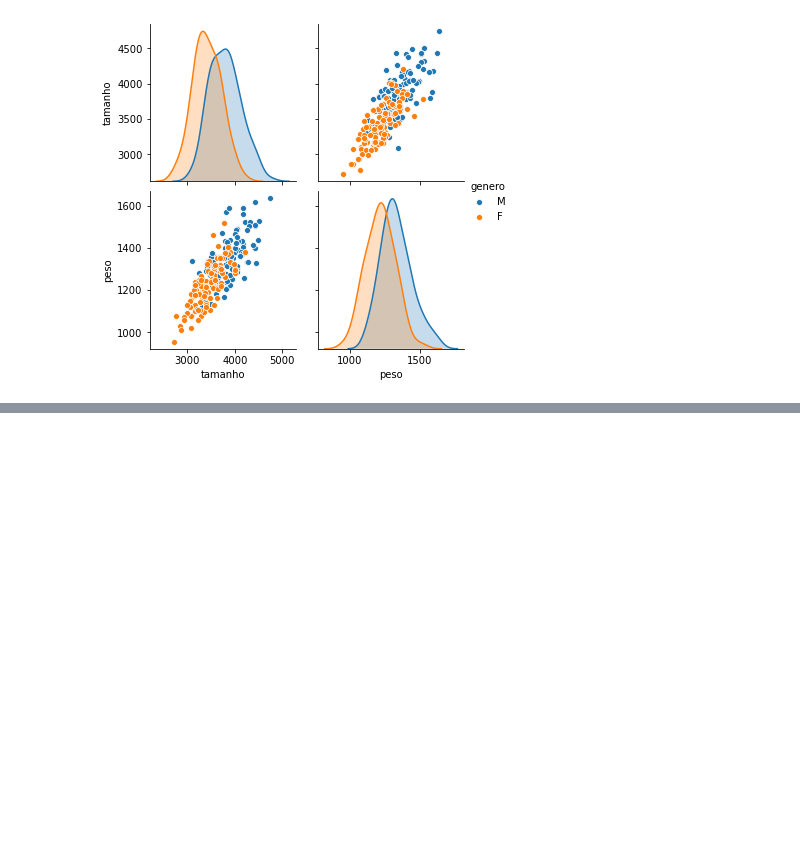
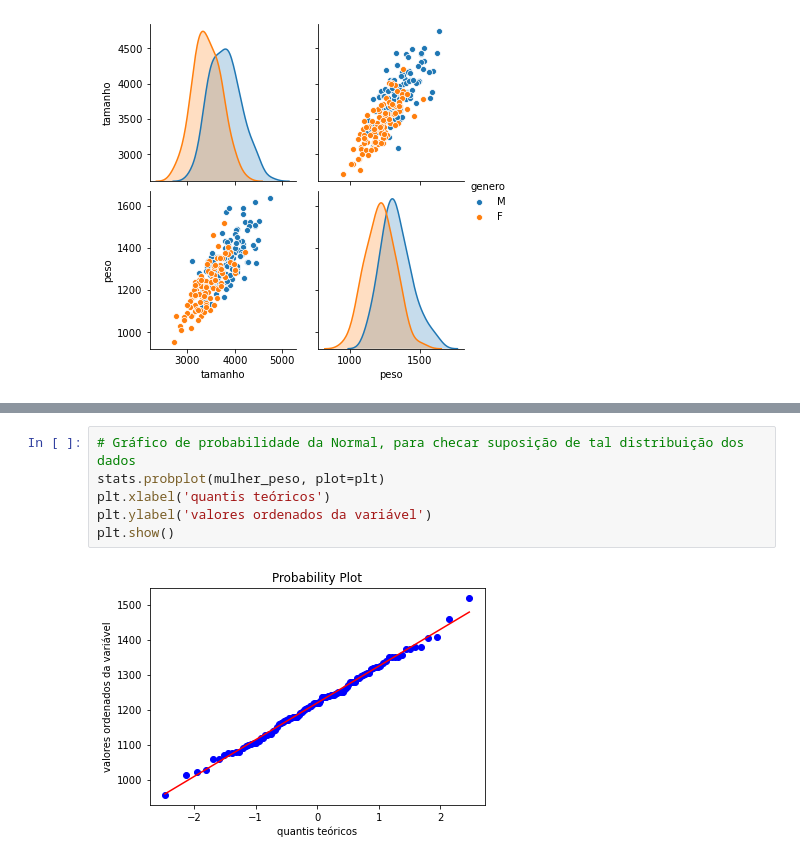
Before and after one commit to guilourenzo/mba-usp, a Jupyter notebook: ESTATÍSTICA PARA CIÊNCIA DE DADOS/AVALIACAO FINAL/GUILHERME_LOURENCO-AVALIACAO_FINAL.ipynb, the cells around one changed output, grey strips where cells are left out. Cells and saved outputs as stored; diff of their text form; blank space fills up the shorter version.

```diff
--- a/ESTATÍSTICA PARA CIÊNCIA DE DADOS/AVALIACAO FINAL/GUILHERME_LOURENCO-AVALIACAO_FINAL.ipynb
+++ b/ESTATÍSTICA PARA CIÊNCIA DE DADOS/AVALIACAO FINAL/GUILHERME_LOURENCO-AVALIACAO_FINAL.ipynb
@@ -52,0 +153,8 @@ sns.pairplot(brain, vars=['tamanho', 'peso'], hue='genero');
+# %%
+# Gráfico de probabilidade da Normal, para checar suposição de tal distribuição dos dados
+stats.probplot(mulher_peso, plot=plt)
+plt.xlabel('quantis teóricos')
+plt.ylabel('valores ordenados da variável')
+plt.show()
+# %% [output]
+[figure, added]
```
Also changed, not shown: parts of 28 cells of this notebook, 3 other files.
